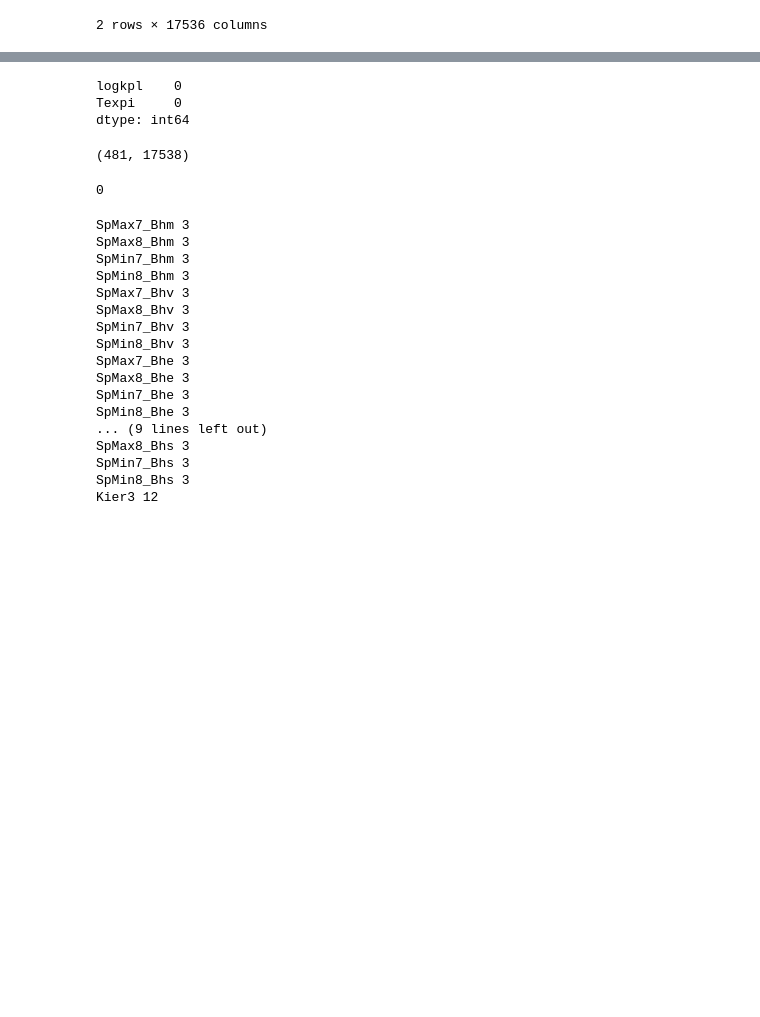
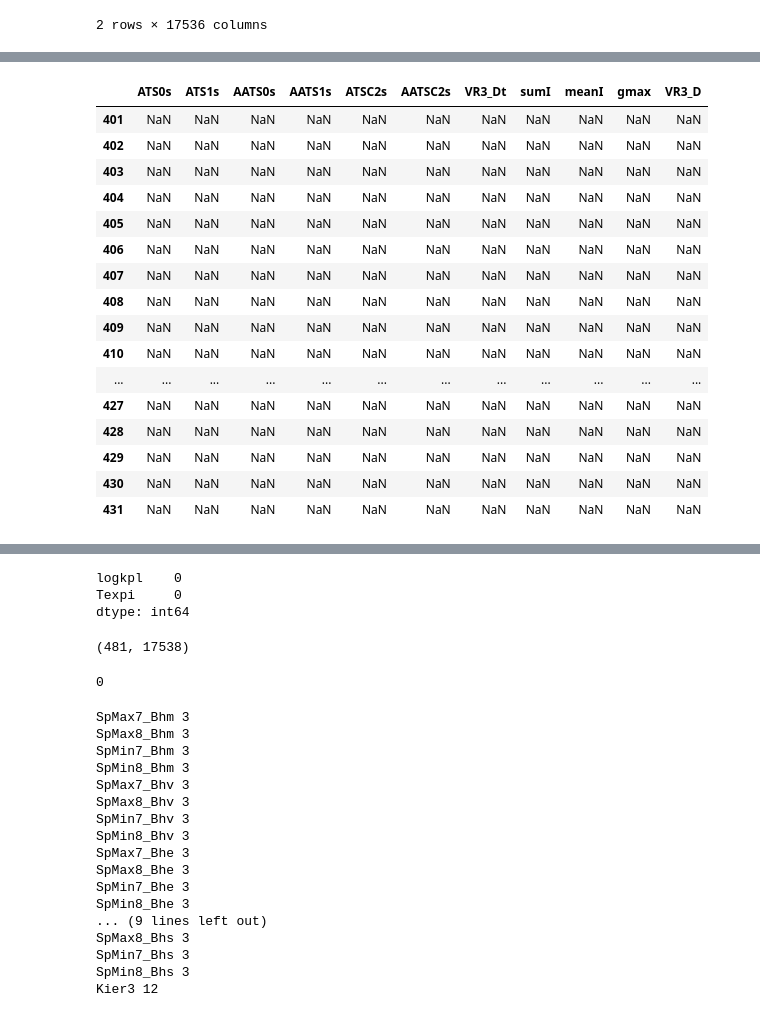
Before and after one commit to AhmadHammad21/Skin-Permeation, a Jupyter notebook: notebooks/trials/1. Data Preparation.ipynb, the cells around one changed output, grey strips where cells are left out. Saved outputs shown, nothing was run; the diff lists cells and outputs as text; code cells hidden in the pictures; blank space fills up the shorter version.

```diff
--- a/notebooks/trials/1. Data Preparation.ipynb
+++ b/notebooks/trials/1. Data Preparation.ipynb
@@ -44,2 +99,3 @@ clean_output_df.head(2)
 # %%
-clean_output_df.replace([np.inf, -np.inf], np.nan, inplace=True)
+clean_output_df = clean_output_df.replace([np.inf, -np.inf], np.nan)
+clean_output_df = clean_output_df.reset_index(drop=True)
@@ -45,0 +124,20 @@ clean_output_df.replace([np.inf, -np.inf], np.nan, inplace=True)
+# %%
+clean_output_df.iloc[r, :][col_name]
+# %% [output]
+|  | ATS0s | ATS1s | AATS0s | AATS1s | ATSC2s | AATSC2s | VR3_Dt | sumI | meanI | gmax | VR3_D |
+| 401 | NaN | NaN | NaN | NaN | NaN | NaN | NaN | NaN | NaN | NaN | NaN |
+| 402 | NaN | NaN | NaN | NaN | NaN | NaN | NaN | NaN | NaN | NaN | NaN |
+| 403 | NaN | NaN | NaN | NaN | NaN | NaN | NaN | NaN | NaN | NaN | NaN |
+| 404 | NaN | NaN | NaN | NaN | NaN | NaN | NaN | NaN | NaN | NaN | NaN |
+| 405 | NaN | NaN | NaN | NaN | NaN | NaN | NaN | NaN | NaN | NaN | NaN |
+| 406 | NaN | NaN | NaN | NaN | NaN | NaN | NaN | NaN | NaN | NaN | NaN |
+| 407 | NaN | NaN | NaN | NaN | NaN | NaN | NaN | NaN | NaN | NaN | NaN |
+| 408 | NaN | NaN | NaN | NaN | NaN | NaN | NaN | NaN | NaN | NaN | NaN |
+| 409 | NaN | NaN | NaN | NaN | NaN | NaN | NaN | NaN | NaN | NaN | NaN |
+| 410 | NaN | NaN | NaN | NaN | NaN | NaN | NaN | NaN | NaN | NaN | NaN |
+| ... | ... | ... | ... | ... | ... | ... | ... | ... | ... | ... | ... |
+| 427 | NaN | NaN | NaN | NaN | NaN | NaN | NaN | NaN | NaN | NaN | NaN |
+| 428 | NaN | NaN | NaN | NaN | NaN | NaN | NaN | NaN | NaN | NaN | NaN |
+| 429 | NaN | NaN | NaN | NaN | NaN | NaN | NaN | NaN | NaN | NaN | NaN |
+| 430 | NaN | NaN | NaN | NaN | NaN | NaN | NaN | NaN | NaN | NaN | NaN |
+| 431 | NaN | NaN | NaN | NaN | NaN | NaN | NaN | NaN | NaN | NaN | NaN |
```
Also changed, not shown: parts of 7 cells of this notebook, 2 other files.
